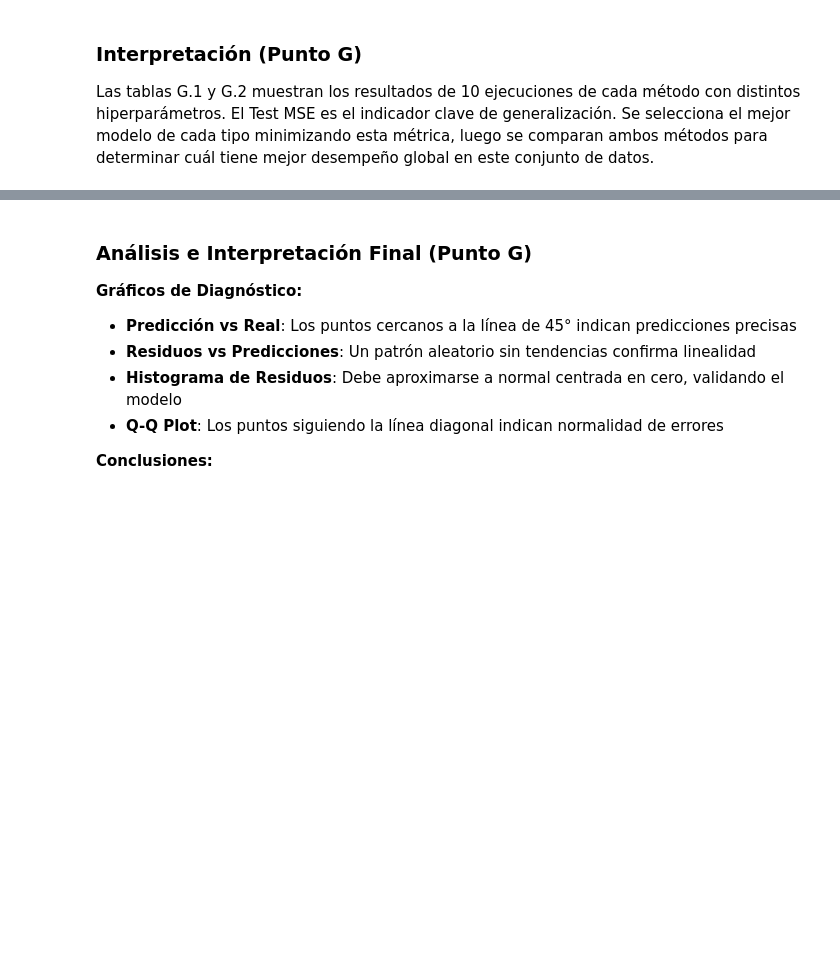
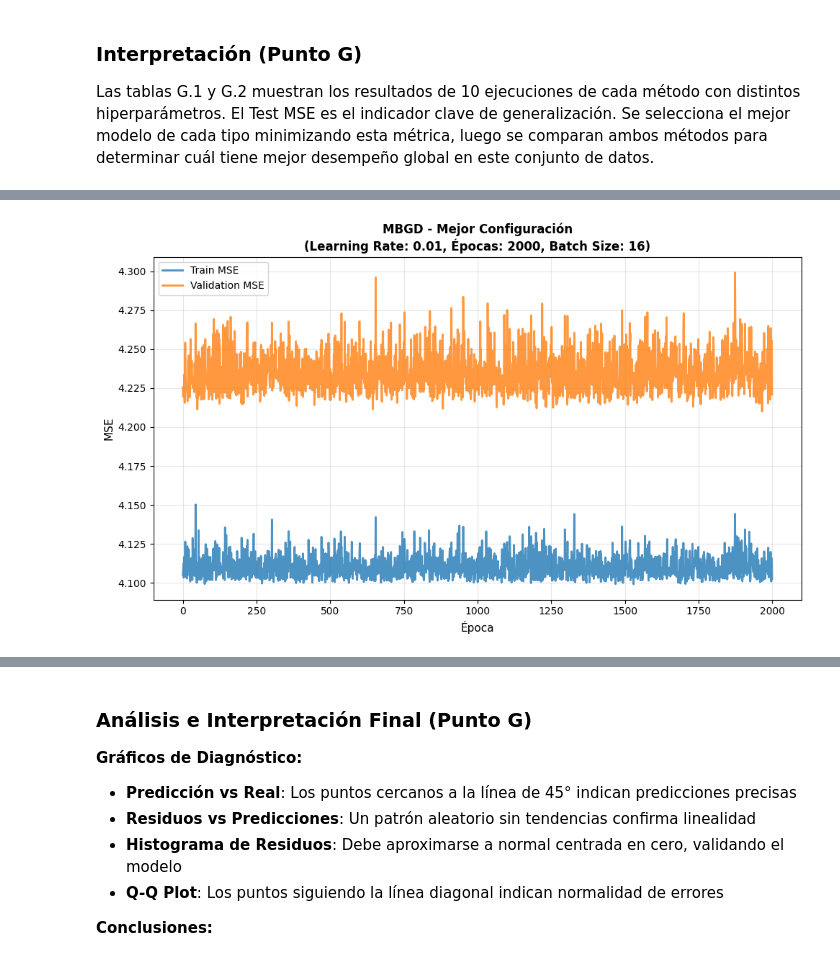
Before and after one commit to fabrimena/AI_Tarea1, a Jupyter notebook: Tarea_1.ipynb, the cells around one changed output, grey strips where cells are left out. Drawn from its saved outputs; the diff is of its cells as text; code cells hidden in the pictures; blank space fills up the shorter version.

```diff
--- a/Tarea_1.ipynb
+++ b/Tarea_1.ipynb
@@ -697,0 +649,16 @@ plt.show()
+# %%
+# Gráfico MSE: Mini-Batch Gradient Descent (MBGD)
+fig, ax = plt.subplots(figsize=(10, 6))
+
+ax.plot(hist_mbgd_train, label='Train MSE', linewidth=2, alpha=0.8, color='#1f77b4')
+ax.plot(hist_mbgd_val, label='Validation MSE', linewidth=2, alpha=0.8, color='#ff7f0e')
+ax.set_title(f"MBGD - Mejor Configuración\n(Learning Rate: {best_mbgd['lr']}, Épocas: {best_mbgd['epochs']}, Batch Size: {best_mbgd['batch_size']})", fontweight='bold', fontsize=12)
+ax.set_xlabel('Época', fontsize=11)
+ax.set_ylabel('MSE', fontsize=11)
+ax.legend(fontsize=10)
+ax.grid(True, alpha=0.3)
+
+plt.tight_layout()
+plt.show()
+# %% [output]
+[figure, added]
```
Also changed, not shown: parts of 11 cells of this notebook, 9 other files.
